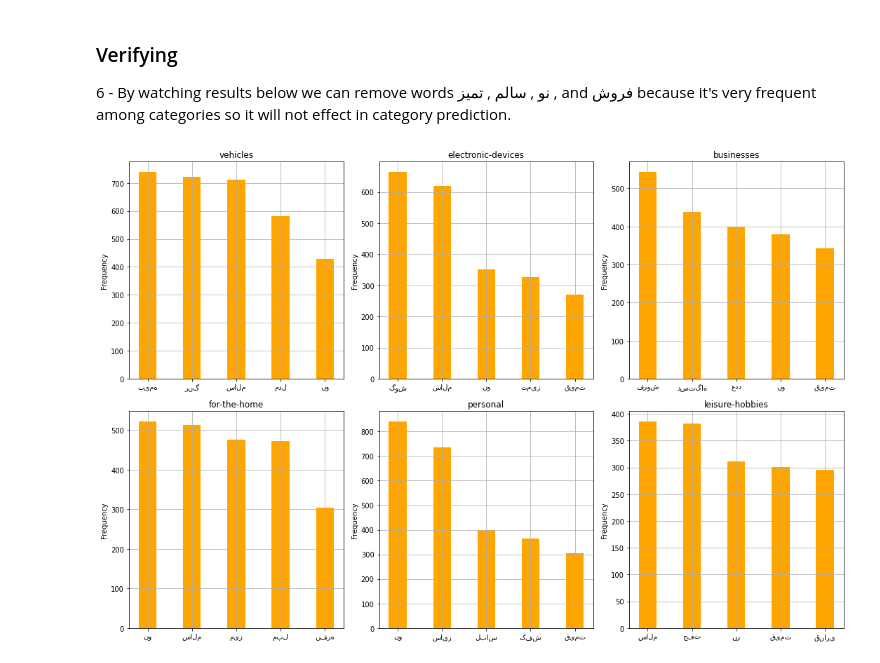
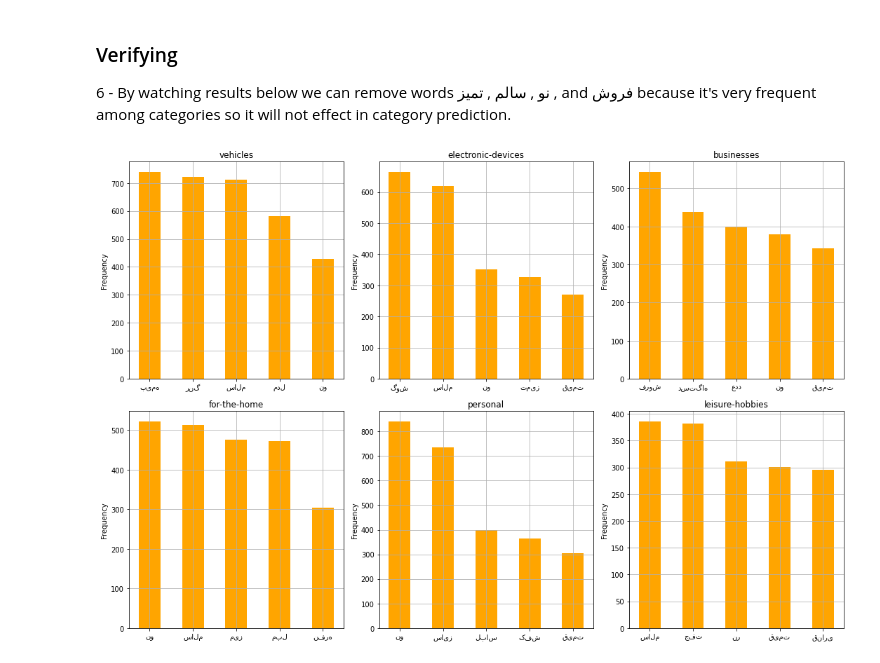
Before and after one commit to SM2A/Artificial_Intelligence_Course_Projects, a Jupyter notebook: CA3/Report.ipynb, the cells around one changed output. Cells and saved outputs as stored; diff of their text form; code cells hidden in the pictures.

```diff
--- a/CA3/Report.ipynb
+++ b/CA3/Report.ipynb
@@ -185,26 +185,26 @@ categories so it will not effect in category prediction.
 # %%
 import matplotlib.pyplot as plot
 
 calculate_frequency(train_data)
 
 plot.figure(figsize=(15,10))
 
 for i in range(6):
     plot.subplot(2, 3, i + 1)
     sort = sorted(frequency[i].items(), key=lambda x: x[1], reverse=True)
     most_freq = sort[0:5]
     cat = []
     values = []
     for item in most_freq:
         cat.append(item[0])
         values.append(item[1])
 
-    plot.bar(cat, values, color='orange', width=0.4)
+    plot.bar(cat, values, color='orange', width=0.5)
     plot.ylabel('Frequency')
     plot.title(category[i])
     plot.grid()
 
 plot.tight_layout()
 plot.show()
 # %% [output]
-[figure, old version]
+[figure, new version]
```
Also changed, not shown: parts of 6 cells of this notebook, 1 other file.
